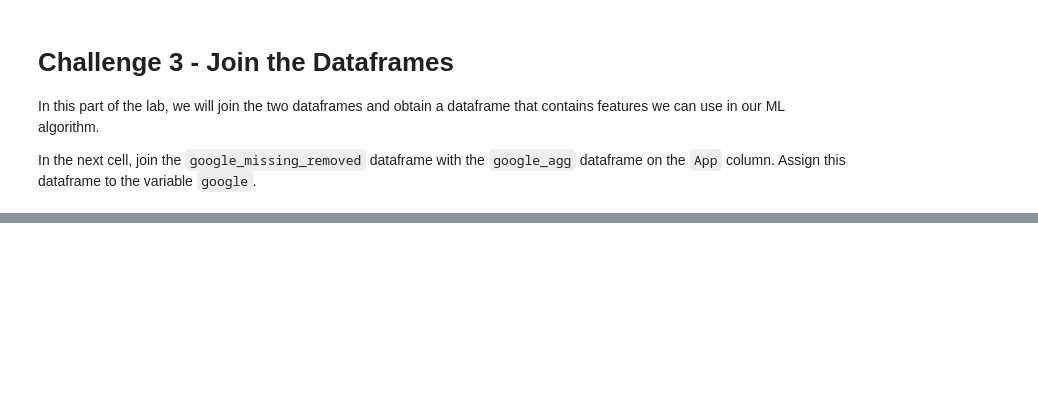
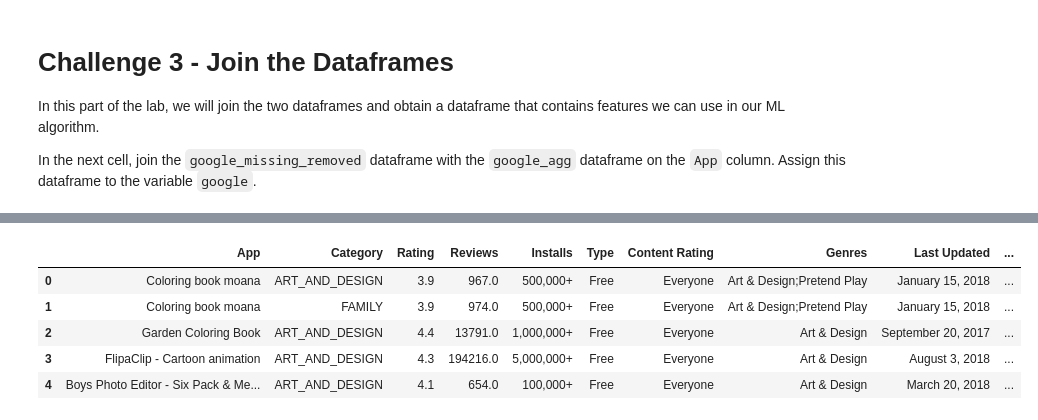
Before and after one commit to ta-data-bcn/lab-supervised-learning-feature-extraction, a Jupyter notebook: your-code/notebooks/main.ipynb, the cells around one changed output, grey strips where cells are left out. Drawn from its saved outputs; the diff is of its cells as text; code cells hidden in the pictures; blank space fills up the shorter version.

```diff
--- a/your-code/notebooks/main.ipynb
+++ b/your-code/notebooks/main.ipynb
@@ -494,3 +519,13 @@ As of Pandas v0.23.4, you may opt to supply an array or an object to `agg()`. If
+# %%
+# Your code here:
+test = pd.DataFrame(review_missing_removed.groupby("App")["Sentiment"].value_counts())
+test.columns = ["Total"]
+test = test.reset_index()
+
+positives = test[test["Sentiment"]=="Positive"][["App","Total"]]
+google_agg = test.groupby("App").sum()
+google_agg = pd.merge(google_agg, positives, on="App")
+google_agg.columns = ["App", "Total", "Positives"]
 # %% [markdown]
 Print the first 5 rows of `google_agg` to check it.
 # %%
@@ -501,10 +544,12 @@ Print the first 5 rows of `google_agg` to check it.
 Make sure to account for the case where the denominator is zero using the `np.where()` function.
 # %%
 # Your code here:
+google_agg["Positive Ratio"] = google_agg["Positives"] / google_agg["Total"]
 # %% [markdown]
 #### Now drop the `Positive` and `Total` columns. Do this with `inplace=True`.
 # %%
 # Your code here:
+google_agg.drop(['Total', 'Positives'], inplace=True, axis=1)
 # %% [markdown]
 Print the first 5 rows of `google_agg`. Your output should look like:
 
@@ -519,9 +572,18 @@ In this part of the lab, we will join the two dataframes and obtain a dataframe
 In the next cell, join the `google_missing_removed` dataframe with the `google_agg` dataframe on the `App` column. Assign this dataframe to the variable `google`.
 # %%
 # Your code here:
+google = pd.merge(google_missing_removed, google_agg, on="App")
 # %% [markdown]
 #### Let's look at the final result using the `head()` function. Your final product should look like:
 
 ![Final Product](../images/google-final-head.png)
 # %%
 # Your code here:
+google.head()
+# %% [output]
+|  | App | Category | Rating | Reviews | Installs | Type | Content Rating | Genres | Last Updated | ... |
+| 0 | Coloring book moana | ART_AND_DESIGN | 3.9 | 967.0 | 500,000+ | Free | Everyone | Art & Design;Pretend Play | January 15, 2018 | ... |
+| 1 | Coloring book moana | FAMILY | 3.9 | 974.0 | 500,000+ | Free | Everyone | Art & Design;Pretend Play | January 15, 2018 | ... |
+| 2 | Garden Coloring Book | ART_AND_DESIGN | 4.4 | 13791.0 | 1,000,000+ | Free | Everyone | Art & Design | September 20, 2017 | ... |
+| 3 | FlipaClip - Cartoon animation | ART_AND_DESIGN | 4.3 | 194216.0 | 5,000,000+ | Free | Everyone | Art & Design | August 3, 2018 | ... |
+| 4 | Boys Photo Editor - Six Pack & Me... | ART_AND_DESIGN | 4.1 | 654.0 | 100,000+ | Free | Everyone | Art & Design | March 20, 2018 | ... |
```
Also changed, not shown: parts of 12 cells of this notebook.
